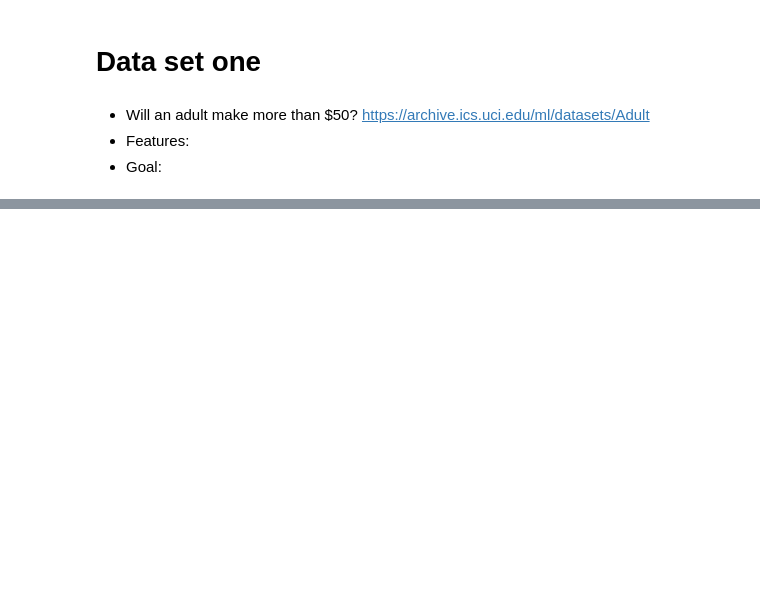
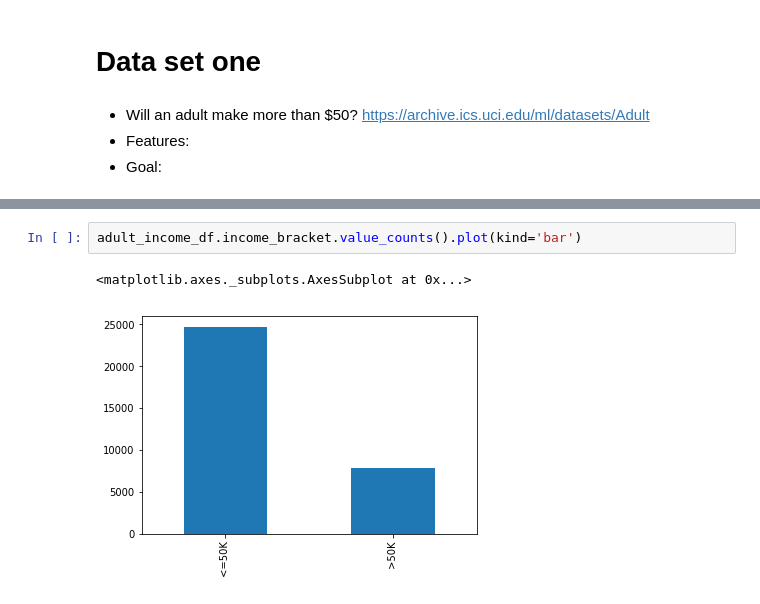
Before and after one commit to jonhilgart22/gatech_machine_learning, a Jupyter notebook: problem set 1/problem_set_1.ipynb, the cells around one changed output, grey strips where cells are left out. Drawn from its saved outputs; the diff is of its cells as text; blank space fills up the shorter version.

```diff
--- a/problem set 1/problem_set_1.ipynb
+++ b/problem set 1/problem_set_1.ipynb
@@ -103,0 +174,5 @@ memory usage: 33.2 KB
+# %%
+adult_income_df.income_bracket.value_counts().plot(kind='bar')
+# %% [output]
+<matplotlib.axes._subplots.AxesSubplot at 0x...>
+[figure, added]
```
Also changed, not shown: parts of 45 cells of this notebook, 3 other files.
